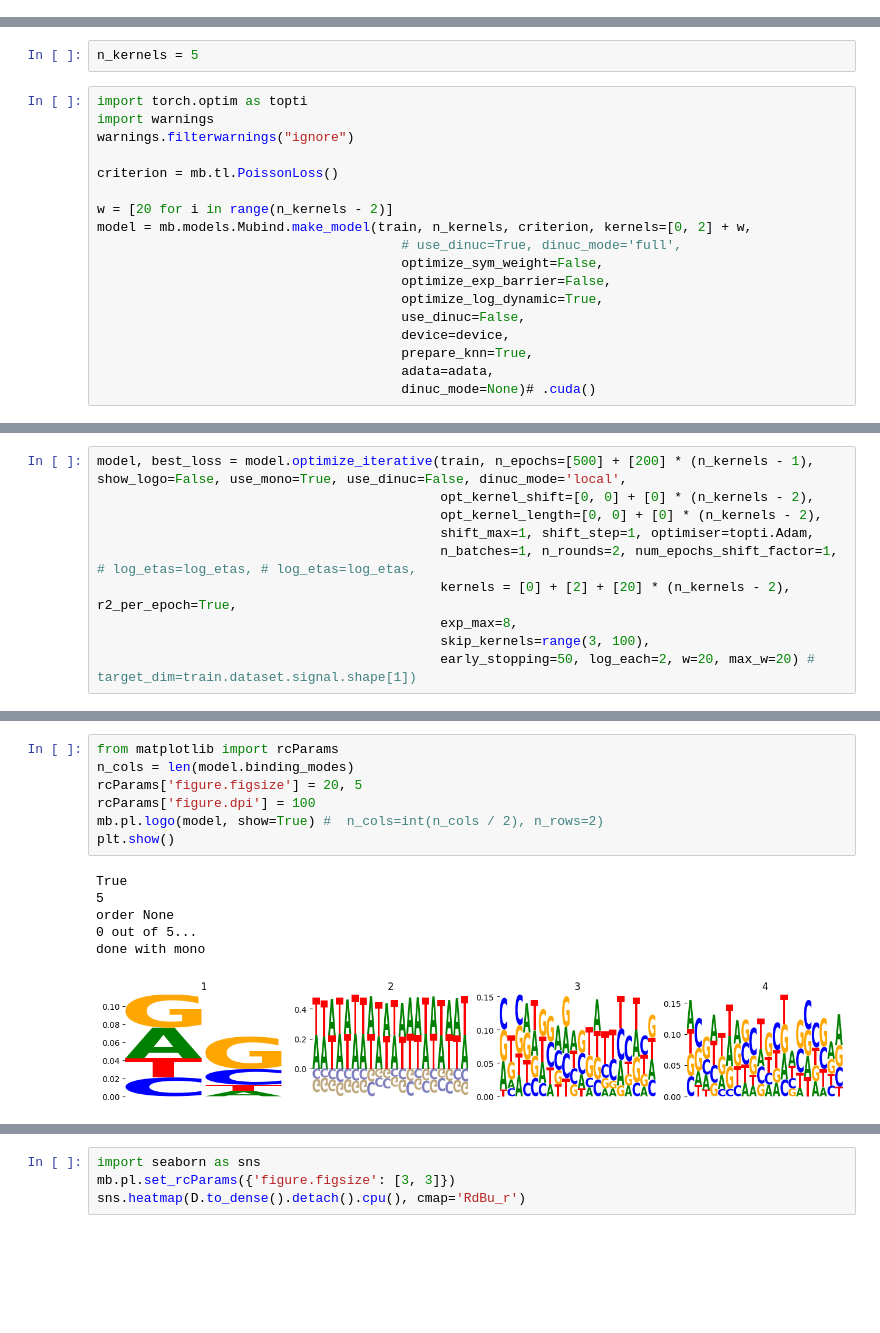
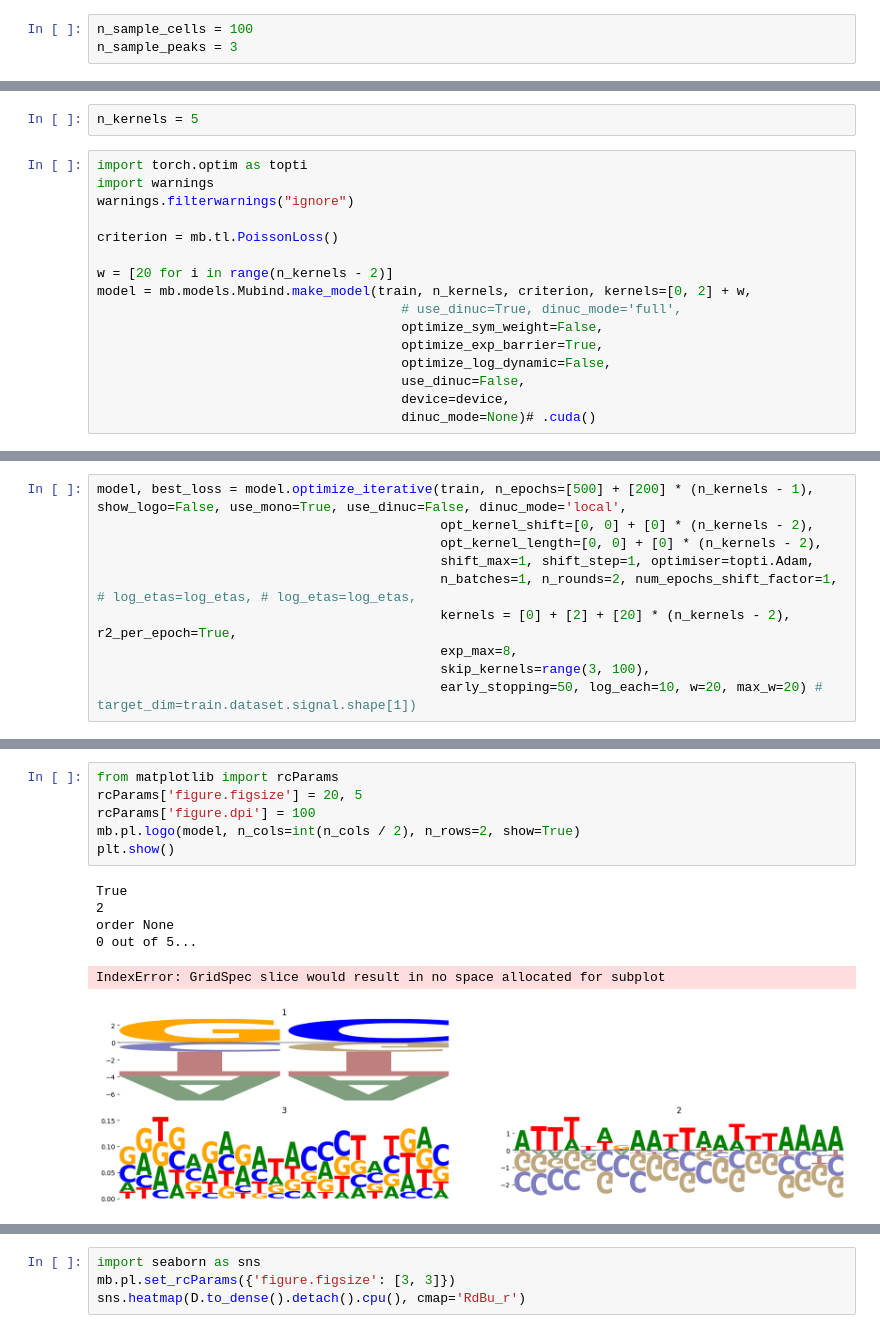
Before and after one commit to theislab/mubind, a Jupyter notebook: docs/notebooks/scatac/02_1_scatac_multiome_pancreas_de_novo.ipynb, the cells around one changed output, grey strips where cells are left out. Saved outputs shown, nothing was run; the diff lists cells and outputs as text; blank space fills up the shorter version.

```diff
--- a/docs/notebooks/scatac/02_1_scatac_multiome_pancreas_de_novo.ipynb
+++ b/docs/notebooks/scatac/02_1_scatac_multiome_pancreas_de_novo.ipynb
@@ -54,3 +54,6 @@ n_sample_peaks = n_sample_cells * 2
+# %%
+n_sample_cells = 100
+n_sample_peaks = 3
 # %%
 adata.shape
 # %% [output]
@@ -308,10 +287,8 @@ w = [20 for i in range(n_kernels - 2)]
 model = mb.models.Mubind.make_model(train, n_kernels, criterion, kernels=[0, 2] + w,
                                        # use_dinuc=True, dinuc_mode='full',
                                        optimize_sym_weight=False,
-                                       optimize_exp_barrier=False,
-                                       optimize_log_dynamic=True,
+                                       optimize_exp_barrier=True,
+                                       optimize_log_dynamic=False,
                                        use_dinuc=False,
                                        device=device,
-                                       prepare_knn=True,
-                                       adata=adata,
                                        dinuc_mode=None)# .cuda()
@@ -342,6 +307,6 @@ model, best_loss = model.optimize_iterative(train, n_epochs=[500] + [200] * (n_k
                                             kernels = [0] + [2] + [20] * (n_kernels - 2), r2_per_epoch=True,
                                             exp_max=8,
                                             skip_kernels=range(3, 100),
-                                            early_stopping=50, log_each=2, w=20, max_w=20) #  target_dim=train.dataset.signal.shape[1])
+                                            early_stopping=50, log_each=10, w=20, max_w=20) #  target_dim=train.dataset.signal.shape[1])
 # %% [output]
 current kernels
@@ -364,14 +333,13 @@ Time per epoch (total): 0.240 s
 # %%
 from matplotlib import rcParams
-n_cols = len(model.binding_modes)
 rcParams['figure.figsize'] = 20, 5
 rcParams['figure.dpi'] = 100
-mb.pl.logo(model, show=True) #  n_cols=int(n_cols / 2), n_rows=2)
+mb.pl.logo(model, n_cols=int(n_cols / 2), n_rows=2, show=True)
 plt.show()
 # %% [output]
 True
-5
+2
 order None
 0 out of 5...
-done with mono
+IndexError: GridSpec slice would result in no space allocated for subplot
-[figure, old version]
+[figure, new version]
```
Also changed, not shown: parts of 32 cells of this notebook, 15 other files.
